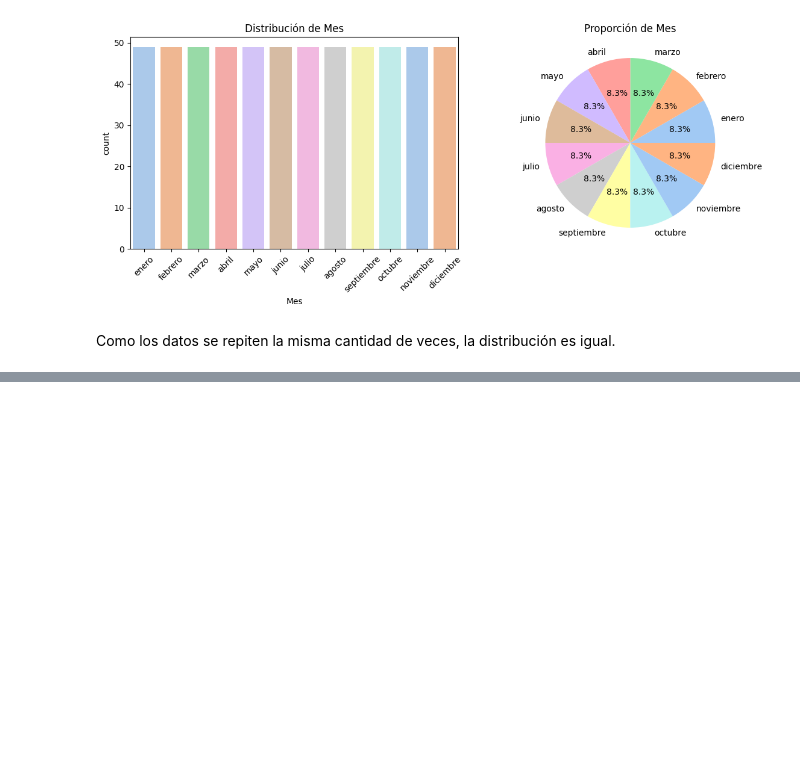
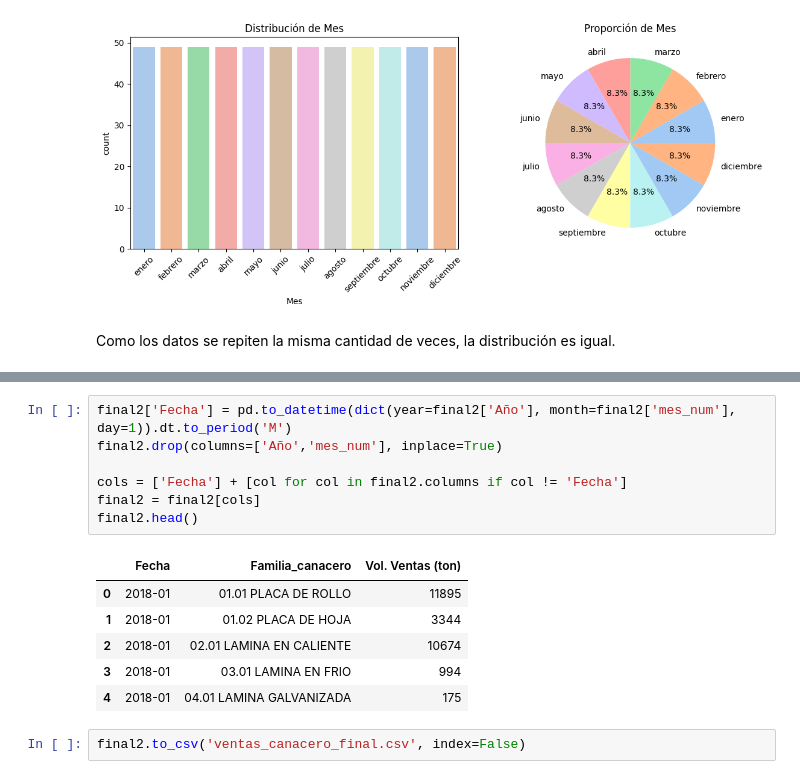
Before and after one commit to EQUIPO-6-6/Reto_Topolog-a, a Jupyter notebook: Etapa2Topologia.ipynb, the cells around one changed output, grey strips where cells are left out. Cells and saved outputs as stored; diff of their text form; blank space fills up the shorter version.

```diff
--- a/Etapa2Topologia.ipynb
+++ b/Etapa2Topologia.ipynb
@@ -438,0 +466,16 @@ Como los datos se repiten la misma cantidad de veces, la distribución es igual.
+# %%
+final2['Fecha'] = pd.to_datetime(dict(year=final2['Año'], month=final2['mes_num'], day=1)).dt.to_period('M')
+final2.drop(columns=['Año','mes_num'], inplace=True)
+
+cols = ['Fecha'] + [col for col in final2.columns if col != 'Fecha']
+final2 = final2[cols]
+final2.head()
+# %% [output]
+|  | Fecha | Familia_canacero | Vol. Ventas (ton) |
+| 0 | 2018-01 | 01.01 PLACA DE ROLLO | 11895 |
+| 1 | 2018-01 | 01.02 PLACA DE HOJA | 3344 |
+| 2 | 2018-01 | 02.01 LAMINA EN CALIENTE | 10674 |
+| 3 | 2018-01 | 03.01 LAMINA EN FRIO | 994 |
+| 4 | 2018-01 | 04.01 LAMINA GALVANIZADA | 175 |
+# %%
+final2.to_csv('ventas_canacero_final.csv', index=False)
```
Also changed, not shown: parts of 2 cells of this notebook, 1 other file.
